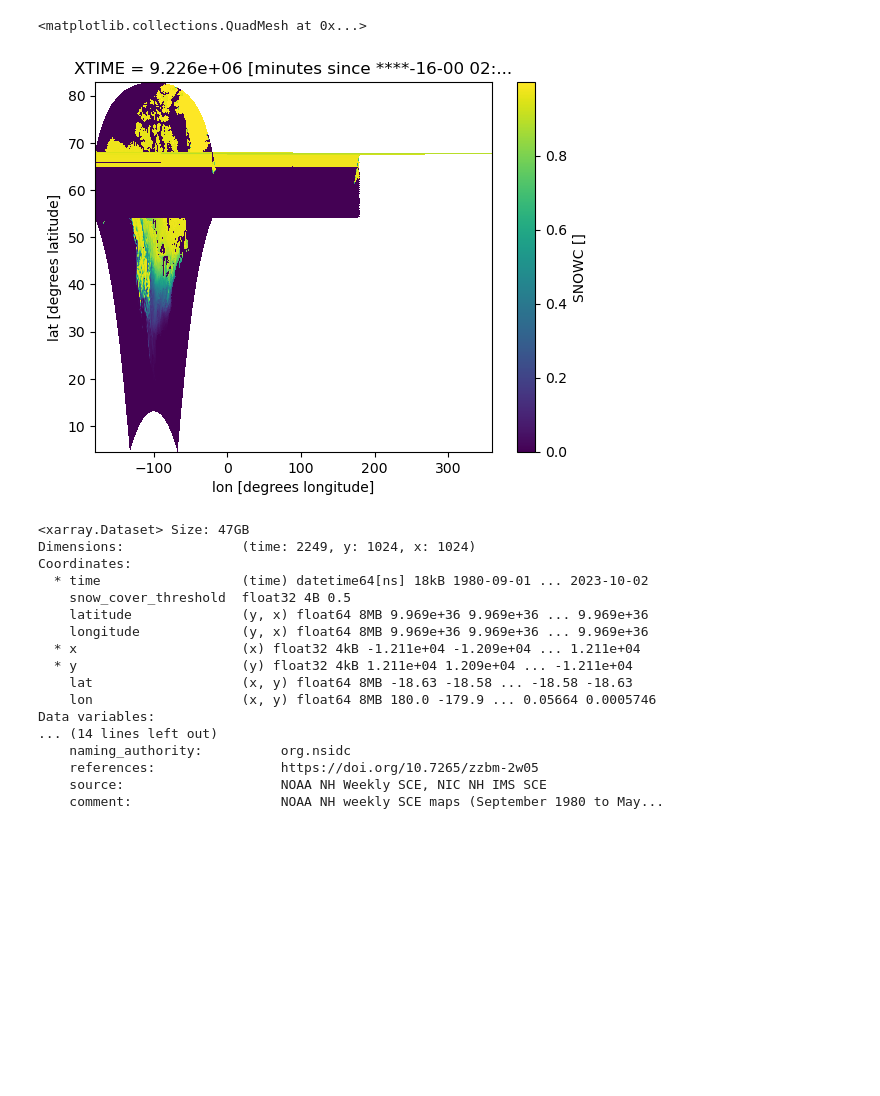
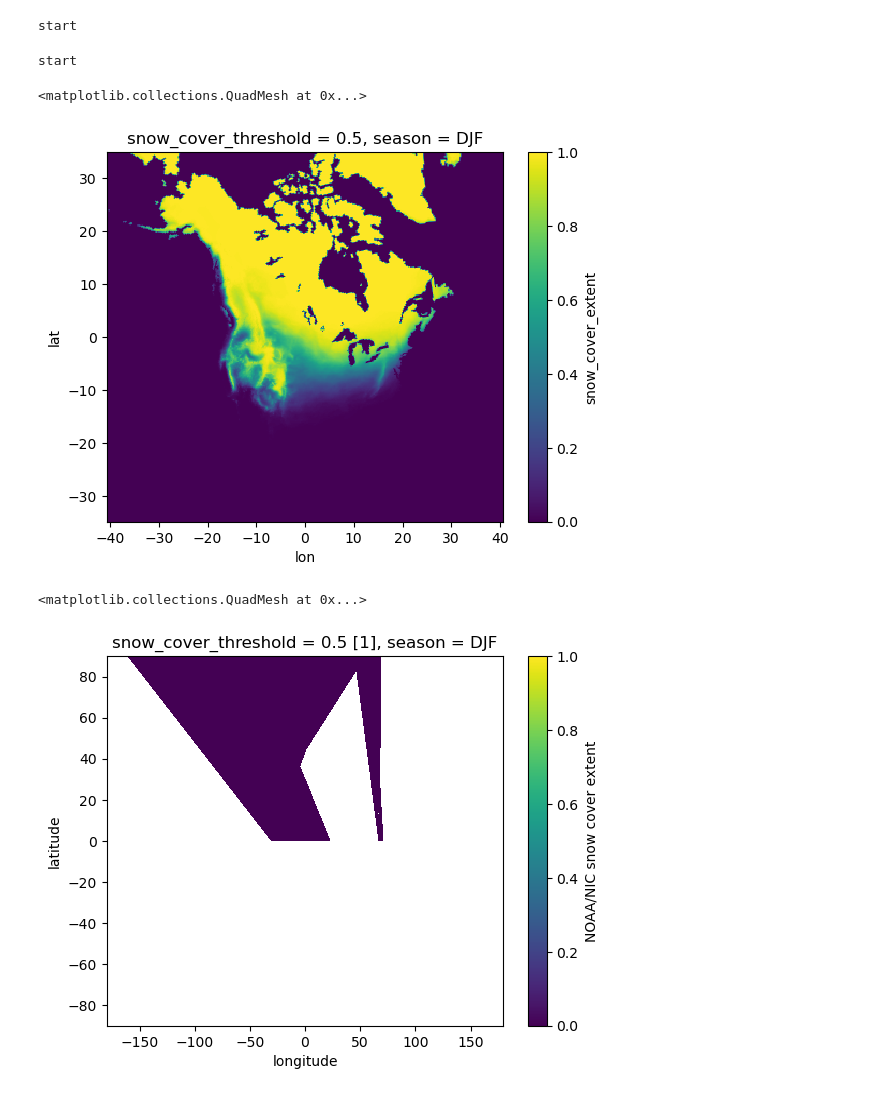
Before and after one commit to edmundn55/WRF-Normals, a Jupyter notebook: plot_biases.ipynb, the cells around one changed output. Drawn from its saved outputs; the diff is of its cells as text; code cells hidden in the pictures; blank space fills up the shorter version.

Commit message:
fix regridding issue with polar sterographic projection

```diff
--- a/plot_biases.ipynb
+++ b/plot_biases.ipynb
@@ -52,0 +20,30 @@ def curvi_grid(dataset,reproj,geo_file=None):
+# %%
+# Build curvilinear grids for netcdfs
+def build_wrf_gird(WRF_d,geo_file):
+    """
+    Function: build x,y curvilinear grids from WRF input dataset and geo_em
+    Input: path for WRF dataset, path for geo_em file
+    Output: WRF netcdf with curvilinear grid in lat/lon, coordinate system for WRF24
+    """
+    # Open geo_em file, get HGT var, cart_proj and lats and lons
+    geo=Dataset(geo_file)
+    HGT = getvar(geo,"HGT_M",timeidx=ALL_TIMES)
+    WRF_cart_proj = get_cartopy(HGT)
+    WRF_lats, WRF_lons = latlon_coords(HGT)
+    # Create WRF Projection
+    wrf_globe = crs.Globe(ellipse=None,
+                          semimajor_axis=Constants.WRF_EARTH_RADIUS,
+                          semiminor_axis=Constants.WRF_EARTH_RADIUS)
+    # Define a latitude/longitude coordinate system
+    wrf_xform_crs = crs.Geodetic(globe=wrf_globe)
+    # Open dataset
+    if '_mon_' in WRF_d:
+        WRF=xr.open_dataset(WRF_d,decode_times=False,chunks={'month':12})
+    elif '_sea_' in WRF_d:
+        WRF=xr.open_dataset(WRF_d,decode_times=False,chunks={'season':4})
+
+    # Insert lat and lon for re-gridding
+    WRF_latlon=WRF.assign_coords({'lat':(('south_north','west_east'),WRF_lats.values),'lon':(('south_north','west_east'),WRF_lons.values)})
+    # Drop coordinate XTIME
+    WRF_latlon=WRF_latlon.drop_vars(['XTIME'])
+    return WRF_latlon,WRF_cart_proj, wrf_xform_crs
@@ -53,31 +108,24 @@ def curvi_grid(dataset,reproj,geo_file=None):
 # %%
-WRF='/project/p/peltier/edmundn/climate_normals_Py/MPIESM12HR/conus43-flk_na24/wrflsm_HS_mon_norm_1979-2014.nc'
+WRF='/project/p/peltier/edmundn/climate_normals_Py/MPIESM12HR/conus43-flk_na24/wrflsm_HS_sea_norm_1979-2014.nc'
 Polar='/project/a/aerler/Data/Rutgers/rutgers_monthly/original/rutgers_monthly.nc'
 geo='/scratch/p/peltier/mahdinia/wrf/MPIESM12HR_HS_na24_conus43-flk_1979/geo_em.d01.nc'
+'/scratch/a/aerler/aerler/Mani/'
-# %%
-a=curvi_grid(WRF,reproj='WRF',geo_file=geo)
-a['SNOWC'].sel(month=1).plot(x='lon',y='lat')
-# %% [output]
-<matplotlib.collections.QuadMesh at 0x...>
-[figure, removed]
-# %%
-b=curvi_grid(Polar,reproj='Polar')
-b
-# %% [output]
-<xarray.Dataset> Size: 47GB
-Dimensions:               (time: 2249, y: 1024, x: 1024)
-Coordinates:
-  * time                  (time) datetime64[ns] 18kB 1980-09-01 ... 2023-10-02
-    snow_cover_threshold  float32 4B 0.5
-    latitude              (y, x) float64 8MB 9.969e+36 9.969e+36 ... 9.969e+36
-    longitude             (y, x) float64 8MB 9.969e+36 9.969e+36 ... 9.969e+36
-  * x                     (x) float32 4kB -1.211e+04 -1.209e+04 ... 1.211e+04
-  * y                     (y) float32 4kB 1.211e+04 1.209e+04 ... -1.211e+04
-    lat                   (x, y) float64 8MB -18.63 -18.58 ... -18.58 -18.63
-    lon                   (x, y) float64 8MB 180.0 -179.9 ... 0.05664 0.0005746
-Data variables:
-... (14 lines left out)
-    naming_authority:          org.nsidc
-    references:                https://doi.org/10.7265/zzbm-2w05
-    source:                    NOAA NH Weekly SCE, NIC NH IMS SCE
-    comment:                   NOAA NH weekly SCE maps (September 1980 to May...
+# %%
+a=build_wrf_gird(WRF,geo)
+# %%
+b=to_WRF_grid(a[0],a[1],a[2],obs_d=Polar,remap='Polar')
+# %% [output]
+start
+start
+# %%
+b.snow_cover_extent.sel(season='DJF').plot(x='lon',y='lat',vmin=0)
+# %% [output]
+<matplotlib.collections.QuadMesh at 0x...>
+[figure, added]
+# %%
+# plt.axes(projection=a[1])
+# plt.xlim(-41,43)
+b.sel(season='DJF').snow_cover_extent.plot(x='longitude',y='latitude')
+# %% [output]
+<matplotlib.collections.QuadMesh at 0x...>
+[figure, added]
```
Also changed, not shown: parts of 5 cells of this notebook.
